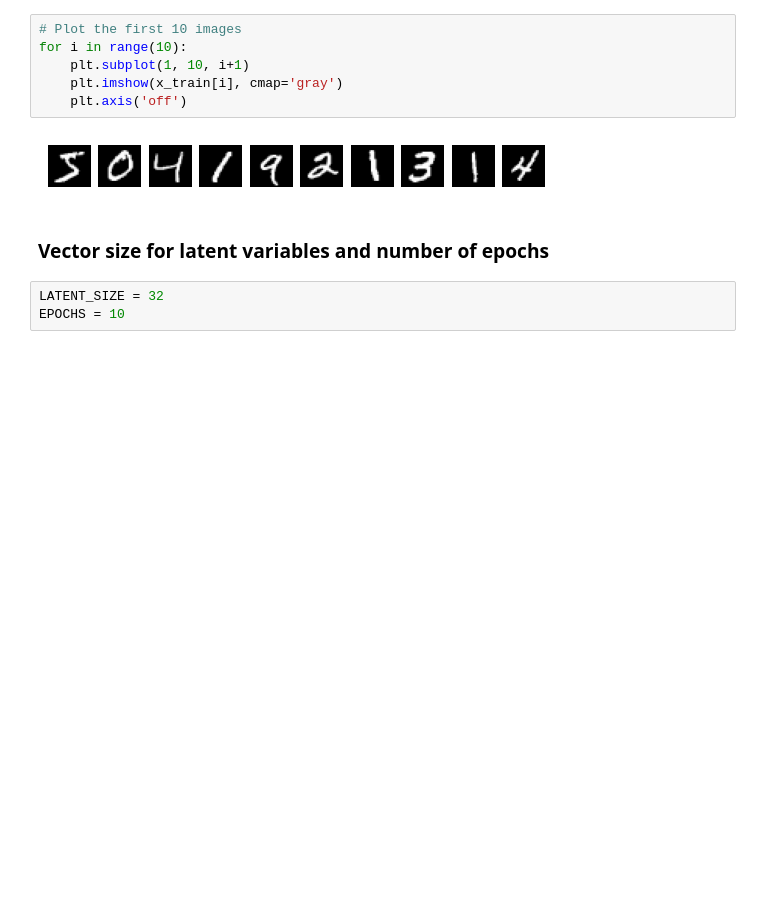
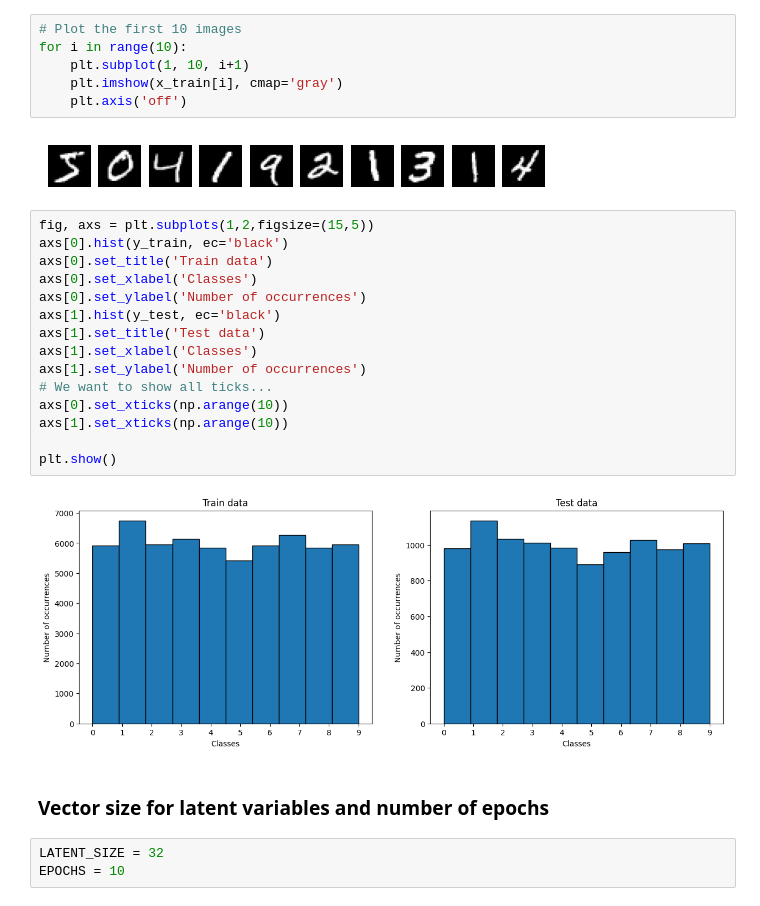
Before and after one commit to erikssommer/ssl-autoencoder-mnist, a Jupyter notebook: notebooks/autoencoder.ipynb, the cells around one changed output. Drawn from its saved outputs; the diff is of its cells as text; blank space fills up the shorter version.

Commit message:
Plotting info about dataset

```diff
--- a/notebooks/autoencoder.ipynb
+++ b/notebooks/autoencoder.ipynb
@@ -20,6 +31,23 @@ for i in range(10):
     plt.axis('off')
 # %% [output]
 [figure]
+# %%
+fig, axs = plt.subplots(1,2,figsize=(15,5))
+axs[0].hist(y_train, ec='black')
+axs[0].set_title('Train data')
+axs[0].set_xlabel('Classes')
+axs[0].set_ylabel('Number of occurrences')
+axs[1].hist(y_test, ec='black')
+axs[1].set_title('Test data')
+axs[1].set_xlabel('Classes')
+axs[1].set_ylabel('Number of occurrences')
+# We want to show all ticks...
+axs[0].set_xticks(np.arange(10))
+axs[1].set_xticks(np.arange(10))
+
+plt.show()
+# %% [output]
+[figure, added]
 # %% [markdown]
 ### Vector size for latent variables and number of epochs
 # %%
```
Also changed, not shown: parts of 2 cells of this notebook.
